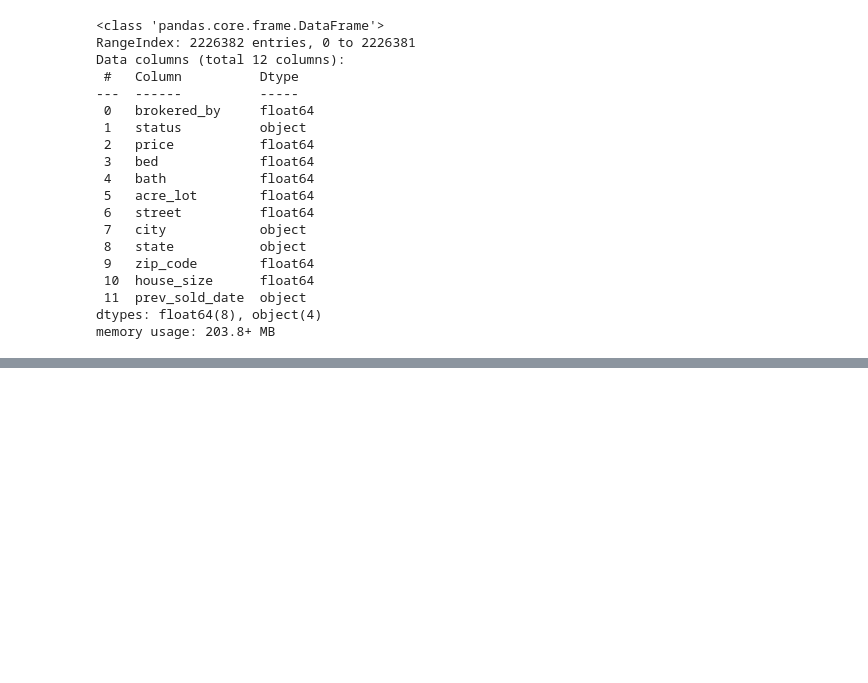
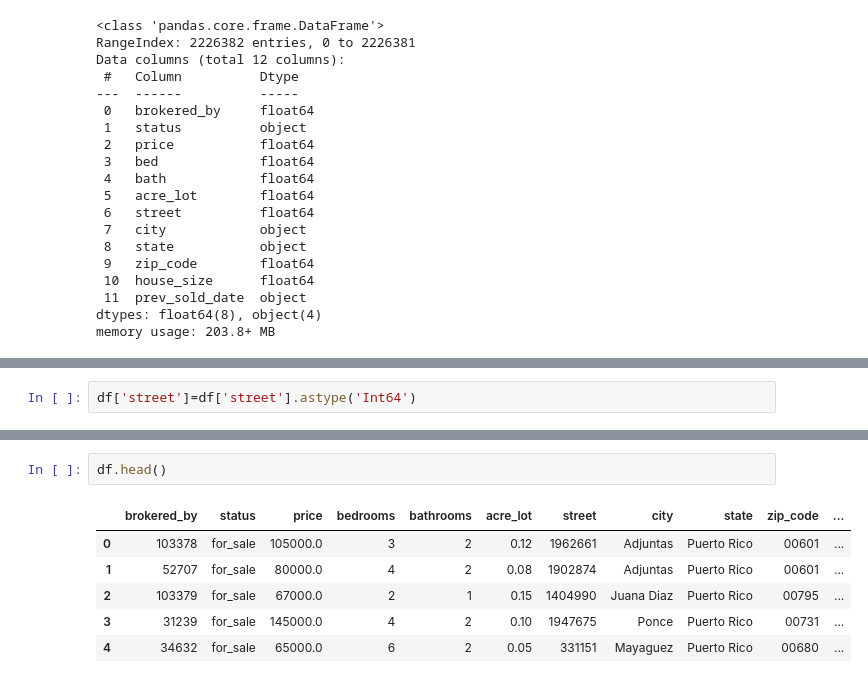
Before and after one commit to daniacarmenate/real-estate-data-platform, a Jupyter notebook: notebooks/02_data_cleaning.ipynb, the cells around one changed output, grey strips where cells are left out. Cells and saved outputs as stored; diff of their text form; blank space fills up the shorter version.

```diff
--- a/notebooks/02_data_cleaning.ipynb
+++ b/notebooks/02_data_cleaning.ipynb
@@ -38,0 +282,2 @@ memory usage: 203.8+ MB
+# %%
+df['street']=df['street'].astype('Int64')
@@ -38,0 +423,9 @@ memory usage: 203.8+ MB
+# %%
+df.head()
+# %% [output]
+|  | brokered_by | status | price | bedrooms | bathrooms | acre_lot | street | city | state | zip_code | ... |
+| 0 | 103378 | for_sale | 105000.0 | 3 | 2 | 0.12 | 1962661 | Adjuntas | Puerto Rico | 00601 | ... |
+| 1 | 52707 | for_sale | 80000.0 | 4 | 2 | 0.08 | 1902874 | Adjuntas | Puerto Rico | 00601 | ... |
+| 2 | 103379 | for_sale | 67000.0 | 2 | 1 | 0.15 | 1404990 | Juana Diaz | Puerto Rico | 00795 | ... |
+| 3 | 31239 | for_sale | 145000.0 | 4 | 2 | 0.10 | 1947675 | Ponce | Puerto Rico | 00731 | ... |
+| 4 | 34632 | for_sale | 65000.0 | 6 | 2 | 0.05 | 331151 | Mayaguez | Puerto Rico | 00680 | ... |
```
Also changed, not shown: parts of 81 cells of this notebook.
